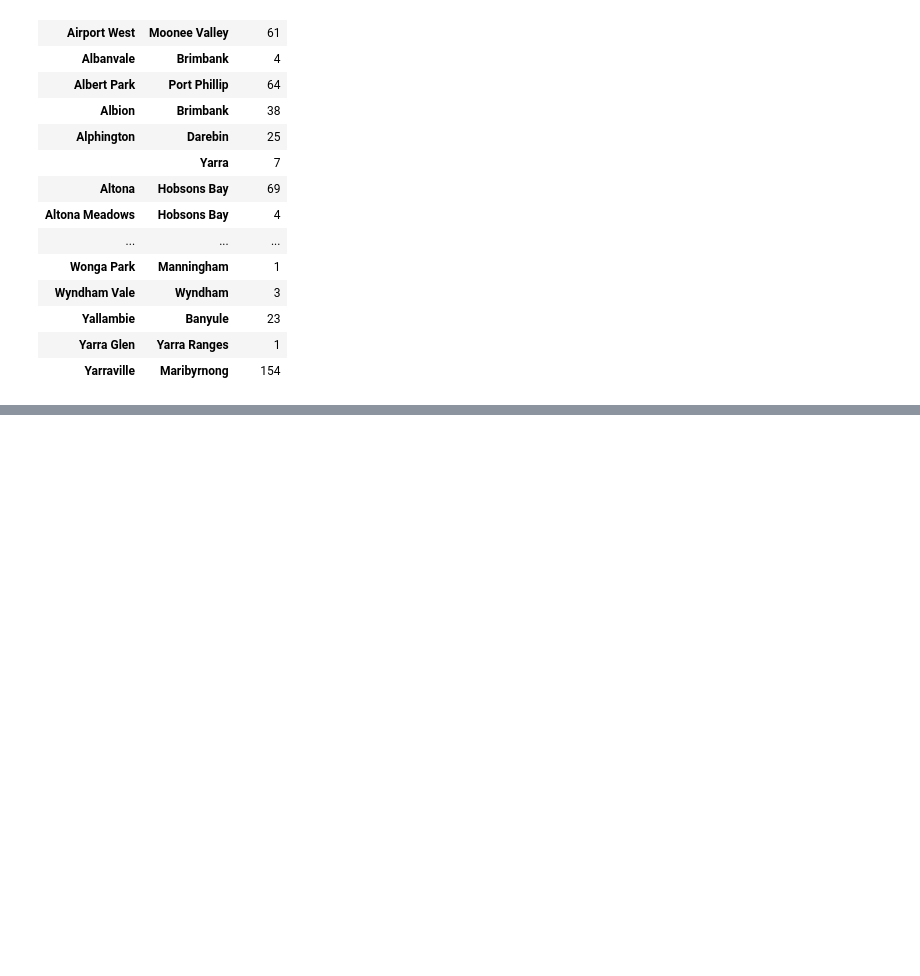
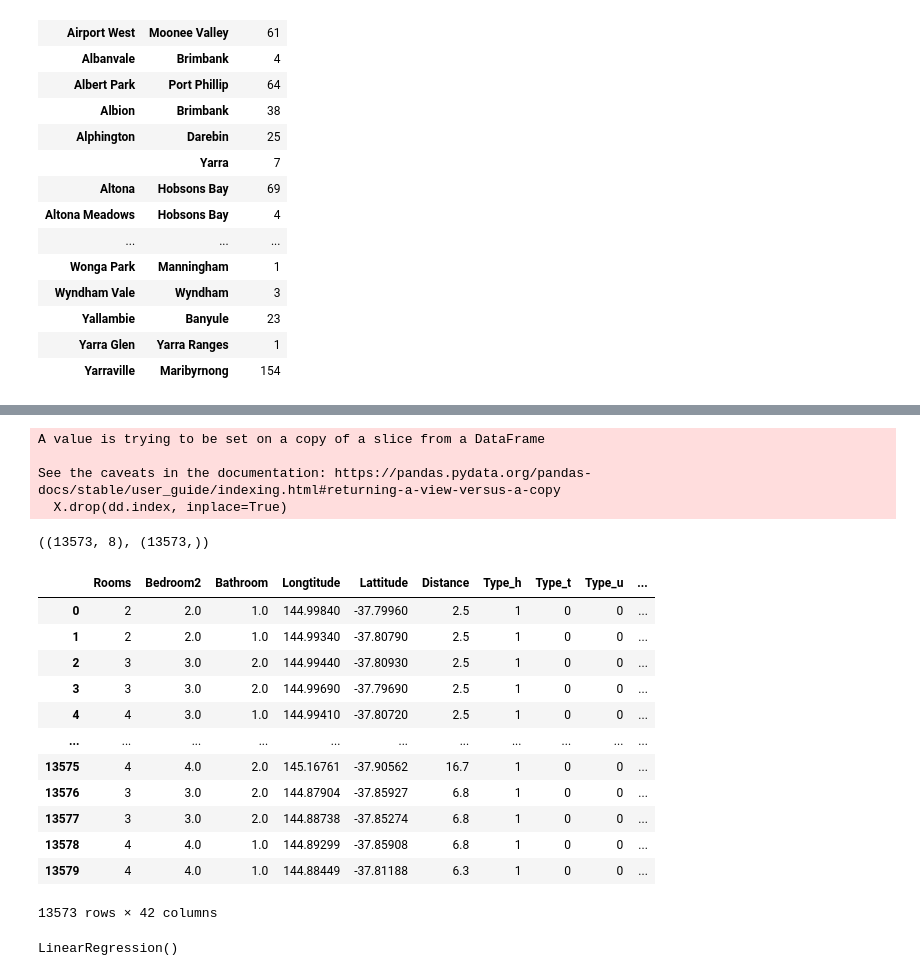
Before and after one commit to Git-Jeong/Machine_Learning, a Jupyter notebook: study/ex_05_선형회귀_활용한_주택_가격의_예측.ipynb, the cells around one changed output, grey strips where cells are left out. Saved outputs shown, nothing was run; the diff lists cells and outputs as text; code cells hidden in the pictures; blank space fills up the shorter version.

```diff
--- a/study/ex_05_선형회귀_활용한_주택_가격의_예측.ipynb
+++ b/study/ex_05_선형회귀_활용한_주택_가격의_예측.ipynb
@@ -304,0 +391,6 @@ data.pivot_table(values = 'Rooms',
+# %%
+# 문제 데이터 추출하기
+X = data[feature_names]
+
+# 정답 데이터 추출
+y = data['Price']
@@ -304,0 +416,13 @@ data.pivot_table(values = 'Rooms',
+# %%
+# 문제 데이터 원핫 인코딩 진행하기
+
+try :
+    X_train.oh = pd.get_dummies(X_train)
+except TypeError as e :
+    print(f'{e}')
+
+# 원한 잇코딩 시 오류가 발생 -> 데이터 내부에 배열형태가 존재
+# 배열 형태의 데이터를 제거
+
+# X.loc[:, 'CouncilArea'] = X['CouncilArea'].astype(str)
+X['CouncilArea'] = X['CouncilArea'].astype('str')
@@ -304,0 +436,3 @@ data.pivot_table(values = 'Rooms',
+# %%
+dd = X[X['CouncilArea'] == '[]']
+dd.sum()
@@ -304,0 +449,31 @@ data.pivot_table(values = 'Rooms',
+# %%
+X.drop(dd.index, inplace=True)
+y.drop(dd.index, inplace=True)
+# %% [output]
+A value is trying to be set on a copy of a slice from a DataFrame
+
+See the caveats in the documentation: https://pandas.pydata.org/pandas-docs/stable/user_guide/indexing.html#returning-a-view-versus-a-copy
+  X.drop(dd.index, inplace=True)
+# %%
+X.shape, y.shape
+# %% [output]
+((13573, 8), (13573,))
+# %%
+# 데이터 분할 전에 원학 인코딩 진행
+
+X_oh = pd.get_dummies(X, dtype = int)
+X_oh
+# %% [output]
+|  | Rooms | Bedroom2 | Bathroom | Longtitude | Lattitude | Distance | Type_h | Type_t | Type_u | ... |
+| 0 | 2 | 2.0 | 1.0 | 144.99840 | -37.79960 | 2.5 | 1 | 0 | 0 | ... |
+| 1 | 2 | 2.0 | 1.0 | 144.99340 | -37.80790 | 2.5 | 1 | 0 | 0 | ... |
+| 2 | 3 | 3.0 | 2.0 | 144.99440 | -37.80930 | 2.5 | 1 | 0 | 0 | ... |
+| 3 | 3 | 3.0 | 2.0 | 144.99690 | -37.79690 | 2.5 | 1 | 0 | 0 | ... |
+| 4 | 4 | 3.0 | 1.0 | 144.99410 | -37.80720 | 2.5 | 1 | 0 | 0 | ... |
+| ... | ... | ... | ... | ... | ... | ... | ... | ... | ... | ... |
+| 13575 | 4 | 4.0 | 2.0 | 145.16761 | -37.90562 | 16.7 | 1 | 0 | 0 | ... |
+| 13576 | 3 | 3.0 | 2.0 | 144.87904 | -37.85927 | 6.8 | 1 | 0 | 0 | ... |
+| 13577 | 3 | 3.0 | 2.0 | 144.88738 | -37.85274 | 6.8 | 1 | 0 | 0 | ... |
+| 13578 | 4 | 4.0 | 1.0 | 144.89299 | -37.85908 | 6.8 | 1 | 0 | 0 | ... |
+| 13579 | 4 | 4.0 | 1.0 | 144.88449 | -37.81188 | 6.3 | 1 | 0 | 0 | ... |
+13573 rows × 42 columns
@@ -304,0 +493,5 @@ data.pivot_table(values = 'Rooms',
+# %%
+# 모델 학습
+lin_model.fit(X_train, y_train)
+# %% [output]
+LinearRegression()
```
Also changed, not shown: parts of 21 cells of this notebook.
